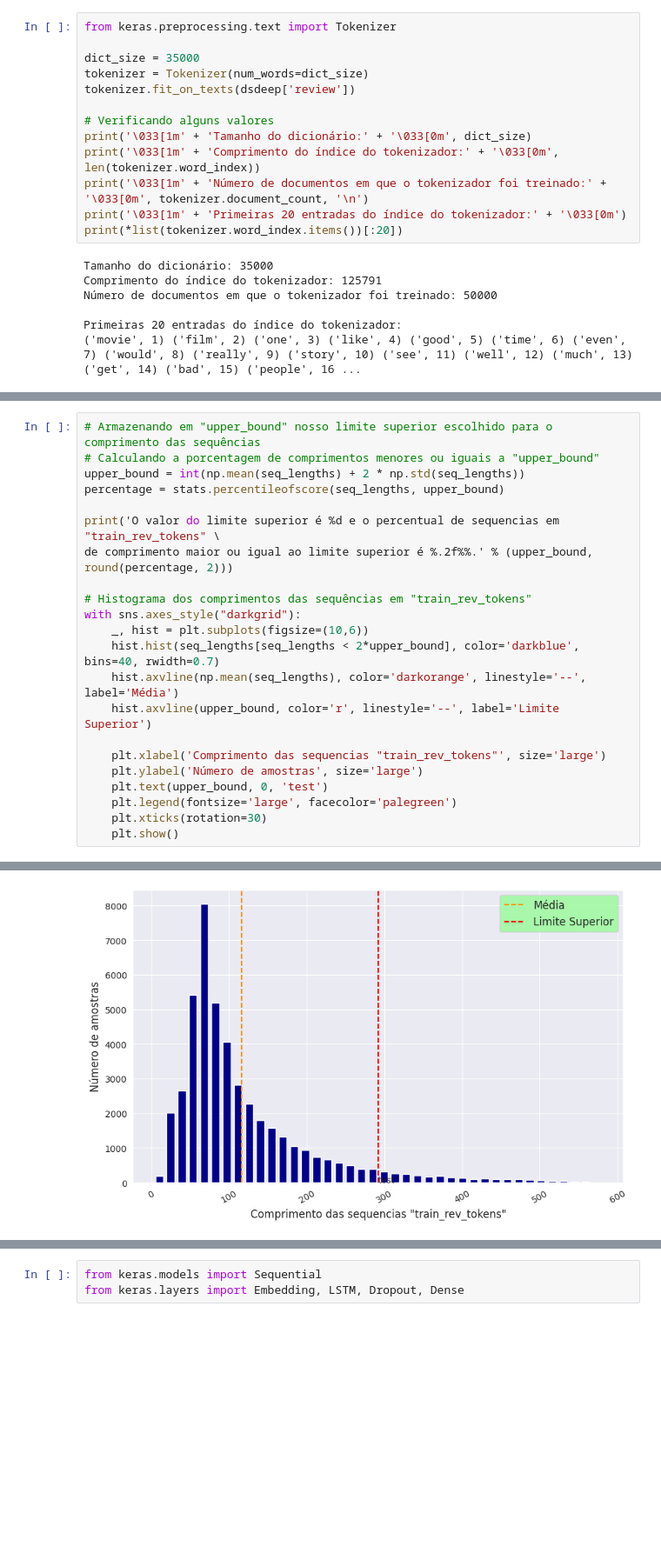
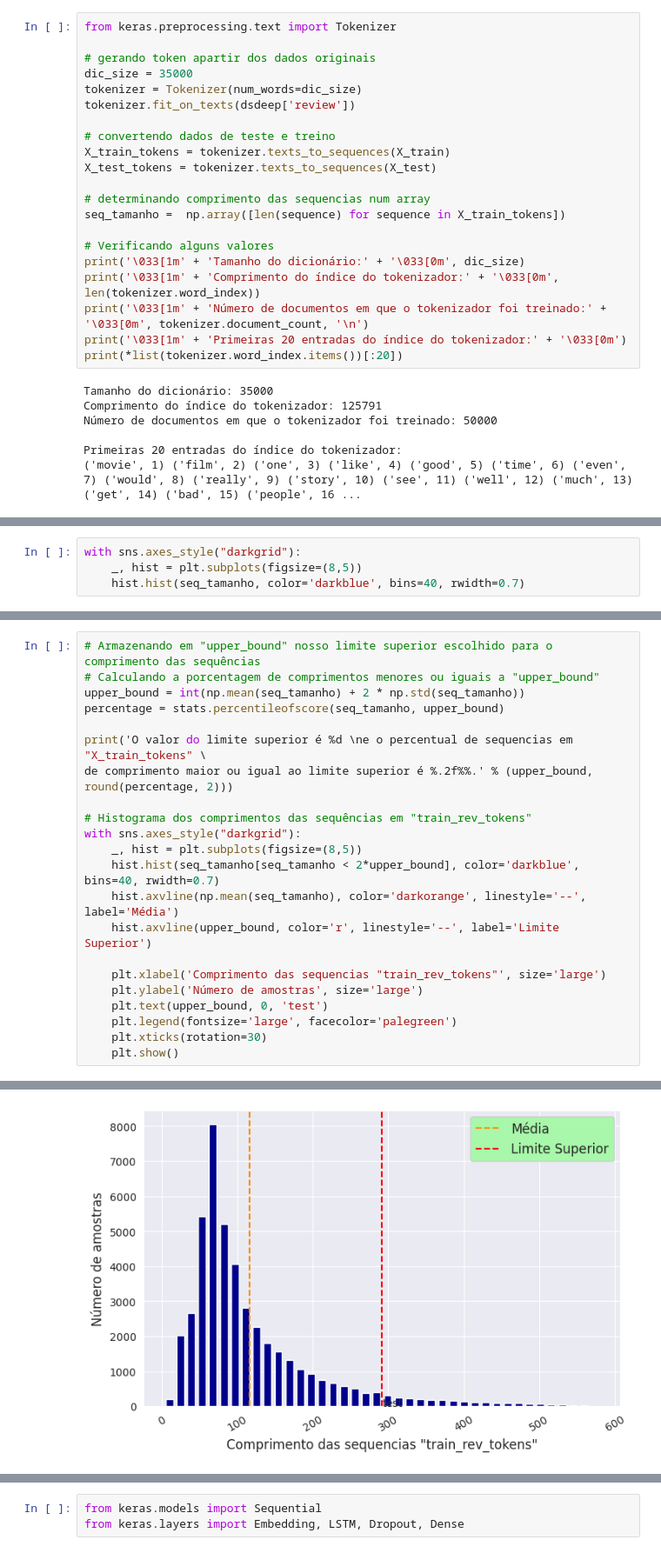
Before and after one commit to rharkovsky/puc_mvp1, a Jupyter notebook: MVP2_Harkovsky_v6.ipynb, the cells around one changed output, grey strips where cells are left out. Shown at 87% size. Drawn from its saved outputs; the diff is of its cells as text; blank space fills up the shorter version.

```diff
--- a/MVP2_Harkovsky_v6.ipynb
+++ b/MVP2_Harkovsky_v6.ipynb
@@ -1402,12 +1429,20 @@ Importante notar que para uma geração de tokens homogenea nos dados, a geraç
 # %%
 from keras.preprocessing.text import Tokenizer
 
-dict_size = 35000
-tokenizer = Tokenizer(num_words=dict_size)
+# gerando token apartir dos dados originais
+dic_size = 35000
+tokenizer = Tokenizer(num_words=dic_size)
 tokenizer.fit_on_texts(dsdeep['review'])
 
+# convertendo dados de teste e treino
+X_train_tokens = tokenizer.texts_to_sequences(X_train)
+X_test_tokens = tokenizer.texts_to_sequences(X_test)
+
+# determinando comprimento das sequencias num array
+seq_tamanho =  np.array([len(sequence) for sequence in X_train_tokens])
+
 # Verificando alguns valores
-print('\033[1m' + 'Tamanho do dicionário:' + '\033[0m', dict_size)
+print('\033[1m' + 'Tamanho do dicionário:' + '\033[0m', dic_size)
 print('\033[1m' + 'Comprimento do índice do tokenizador:' + '\033[0m', len(tokenizer.word_index))
 print('\033[1m' + 'Número de documentos em que o tokenizador foi treinado:' + '\033[0m', tokenizer.document_count, '\n')
 print('\033[1m' + 'Primeiras 20 entradas do índice do tokenizador:' + '\033[0m')
@@ -1427,0 +1468,4 @@ seq_lengths =  np.array([len(sequence) for sequence in X_train_tokens])
+# %%
+with sns.axes_style("darkgrid"):
+    _, hist = plt.subplots(figsize=(8,5))
+    hist.hist(seq_tamanho, color='darkblue', bins=40, rwidth=0.7)
@@ -1432,17 +1476,17 @@ Em seguida vamos definir o limite superior referente ao comprimento das sequenci
 # %%
 # Armazenando em "upper_bound" nosso limite superior escolhido para o comprimento das sequências
 # Calculando a porcentagem de comprimentos menores ou iguais a "upper_bound"
-upper_bound = int(np.mean(seq_lengths) + 2 * np.std(seq_lengths))
-percentage = stats.percentileofscore(seq_lengths, upper_bound)
+upper_bound = int(np.mean(seq_tamanho) + 2 * np.std(seq_tamanho))
+percentage = stats.percentileofscore(seq_tamanho, upper_bound)
 
-print('O valor do limite superior é %d e o percentual de sequencias em "train_rev_tokens" \
+print('O valor do limite superior é %d \ne o percentual de sequencias em "X_train_tokens" \
 de comprimento maior ou igual ao limite superior é %.2f%%.' % (upper_bound, round(percentage, 2)))
 
 # Histograma dos comprimentos das sequências em "train_rev_tokens"
 with sns.axes_style("darkgrid"):
-    _, hist = plt.subplots(figsize=(10,6))
-    hist.hist(seq_lengths[seq_lengths < 2*upper_bound], color='darkblue', bins=40, rwidth=0.7)
-    hist.axvline(np.mean(seq_lengths), color='darkorange', linestyle='--', label='Média')
+    _, hist = plt.subplots(figsize=(8,5))
+    hist.hist(seq_tamanho[seq_tamanho < 2*upper_bound], color='darkblue', bins=40, rwidth=0.7)
+    hist.axvline(np.mean(seq_tamanho), color='darkorange', linestyle='--', label='Média')
     hist.axvline(upper_bound, color='r', linestyle='--', label='Limite Superior')
 
     plt.xlabel('Comprimento das sequencias "train_rev_tokens"', size='large')
@@ -1456,2 +1501,2 @@ O valor do limite superior é 292 e o percentual de sequencias em "train_rev_tok
-[figure, old version]
+[figure, new version]
 # %% [markdown]
```
Also changed, not shown: parts of 51 cells of this notebook.
